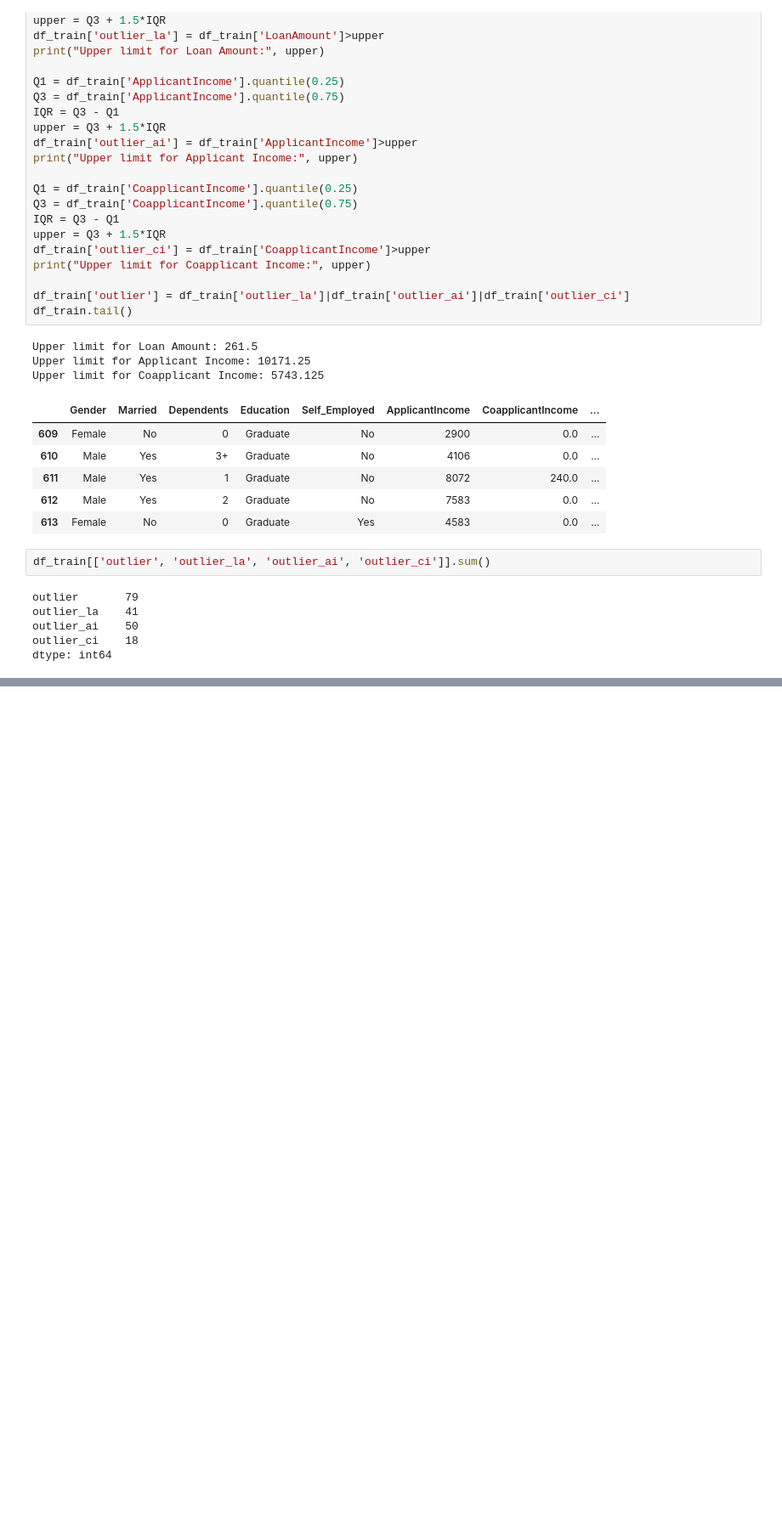
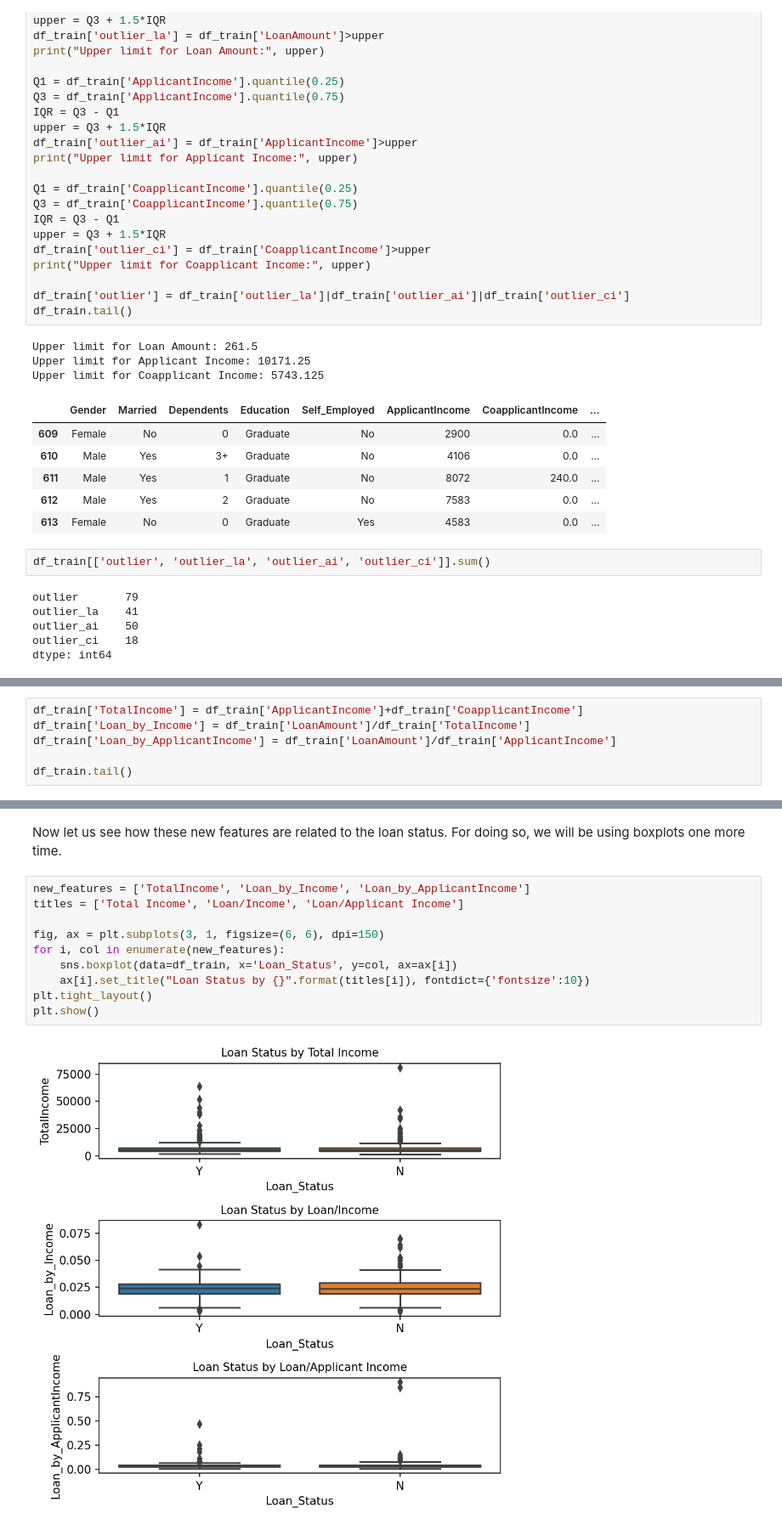
Before and after one commit to mateusmelo821/loan-prediction, a Jupyter notebook: index.ipynb, the cells around one changed output, grey strips where cells are left out. Shown at 85% size. Drawn from its saved outputs; the diff is of its cells as text; blank space fills up the shorter version.

```diff
--- a/index.ipynb
+++ b/index.ipynb
@@ -443,0 +454,6 @@ We have 79 outliers in our data, which represents more than 10% of the total num
+# %%
+df_train['TotalIncome'] = df_train['ApplicantIncome']+df_train['CoapplicantIncome']
+df_train['Loan_by_Income'] = df_train['LoanAmount']/df_train['TotalIncome']
+df_train['Loan_by_ApplicantIncome'] = df_train['LoanAmount']/df_train['ApplicantIncome']
+
+df_train.tail()
@@ -443,0 +467,14 @@ We have 79 outliers in our data, which represents more than 10% of the total num
+# %% [markdown]
+Now let us see how these new features are related to the loan status. For doing so, we will be using boxplots one more time.
+# %%
+new_features = ['TotalIncome', 'Loan_by_Income', 'Loan_by_ApplicantIncome']
+titles = ['Total Income', 'Loan/Income', 'Loan/Applicant Income']
+
+fig, ax = plt.subplots(3, 1, figsize=(6, 6), dpi=150)
+for i, col in enumerate(new_features):
+    sns.boxplot(data=df_train, x='Loan_Status', y=col, ax=ax[i])
+    ax[i].set_title("Loan Status by {}".format(titles[i]), fontdict={'fontsize':10})
+plt.tight_layout()
+plt.show()
+# %% [output]
+[figure, added]
```
Also changed, not shown: parts of 32 cells of this notebook.
